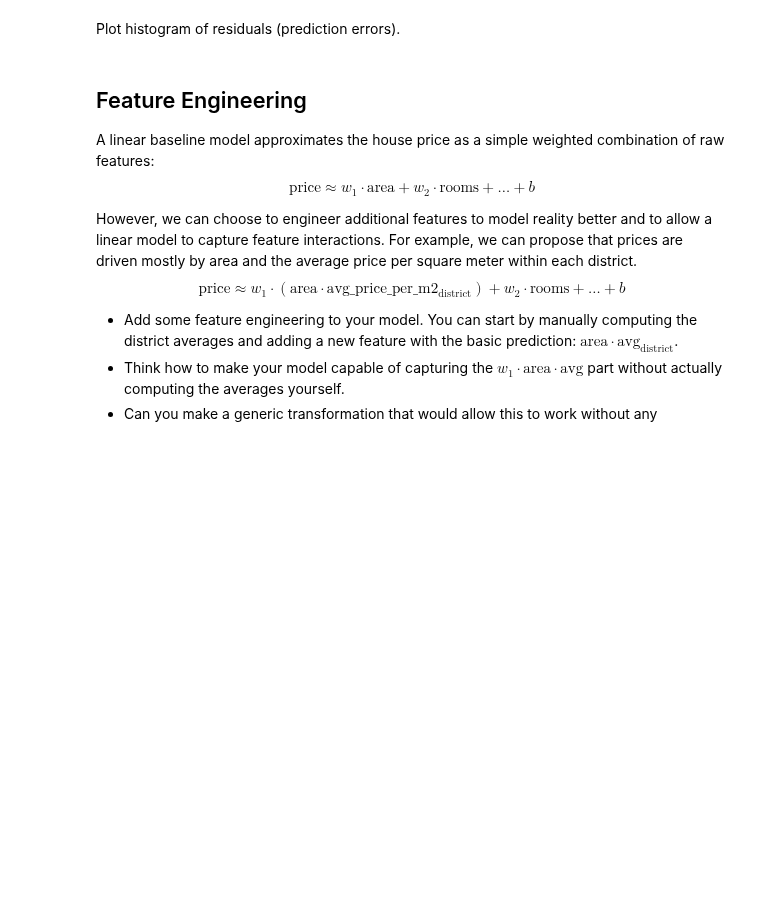
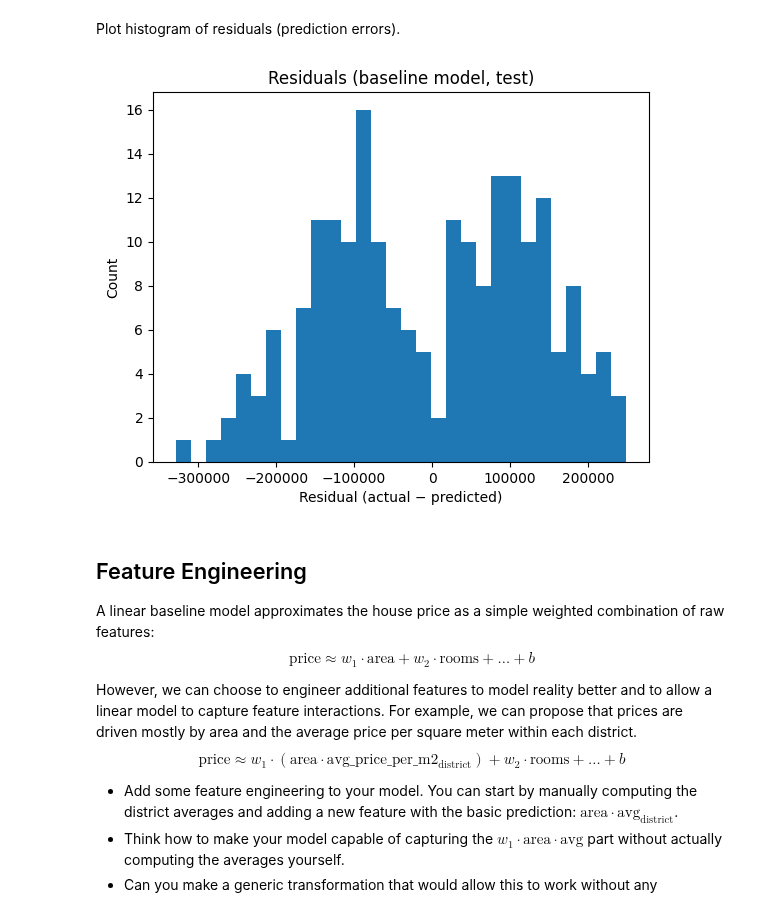
Before and after one commit to mateoseasc/University-of-Warsaw-Semester, a Jupyter notebook: Linear_Regression_Lab.ipynb, the cells around one changed output. Drawn from its saved outputs; the diff is of its cells as text; code cells hidden in the pictures; blank space fills up the shorter version.

```diff
--- a/Linear_Regression_Lab.ipynb
+++ b/Linear_Regression_Lab.ipynb
@@ -380,6 +380,15 @@ plt.show()
 [figure]
 # %% [markdown]
 Plot histogram of residuals (prediction errors).
+# %%
+residuals = y_test - y_test_pred
+plt.hist(residuals, bins=30)
+plt.xlabel("Residual (actual − predicted)")
+plt.ylabel("Count")
+plt.title("Residuals (baseline model, test)")
+plt.show()
+# %% [output]
+[figure, added]
 # %% [markdown]
 ## Feature Engineering
 
```
Also changed, not shown: parts of 8 cells of this notebook.
